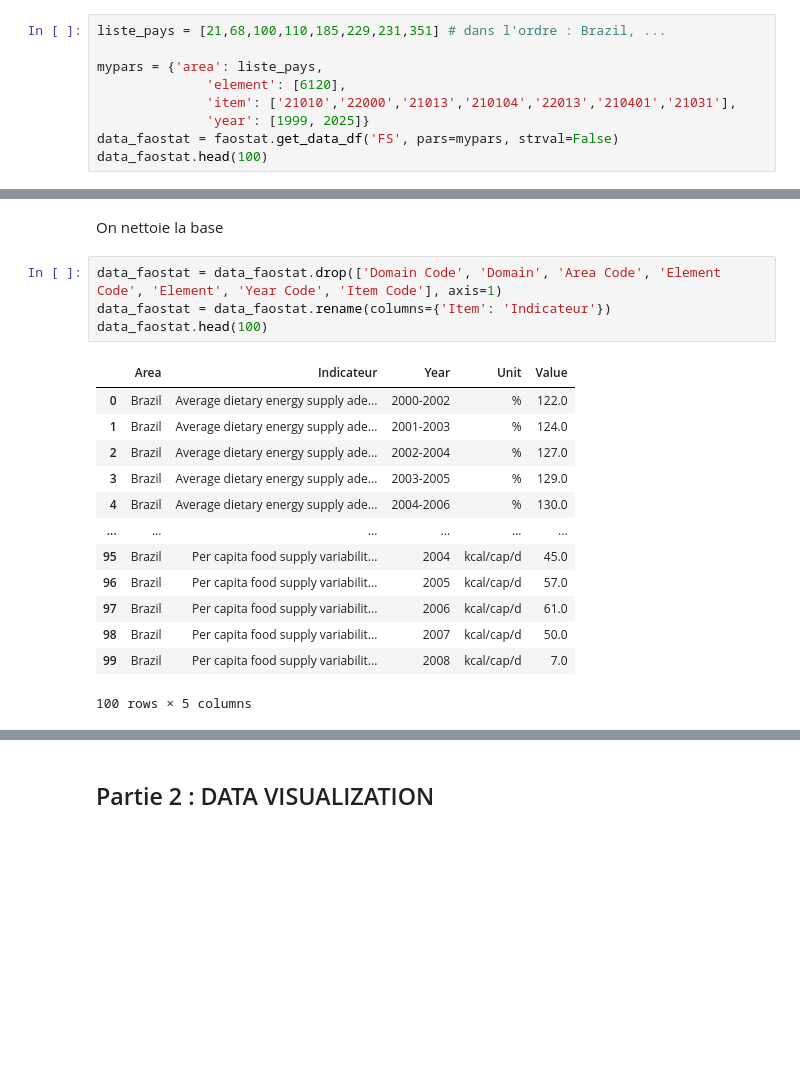
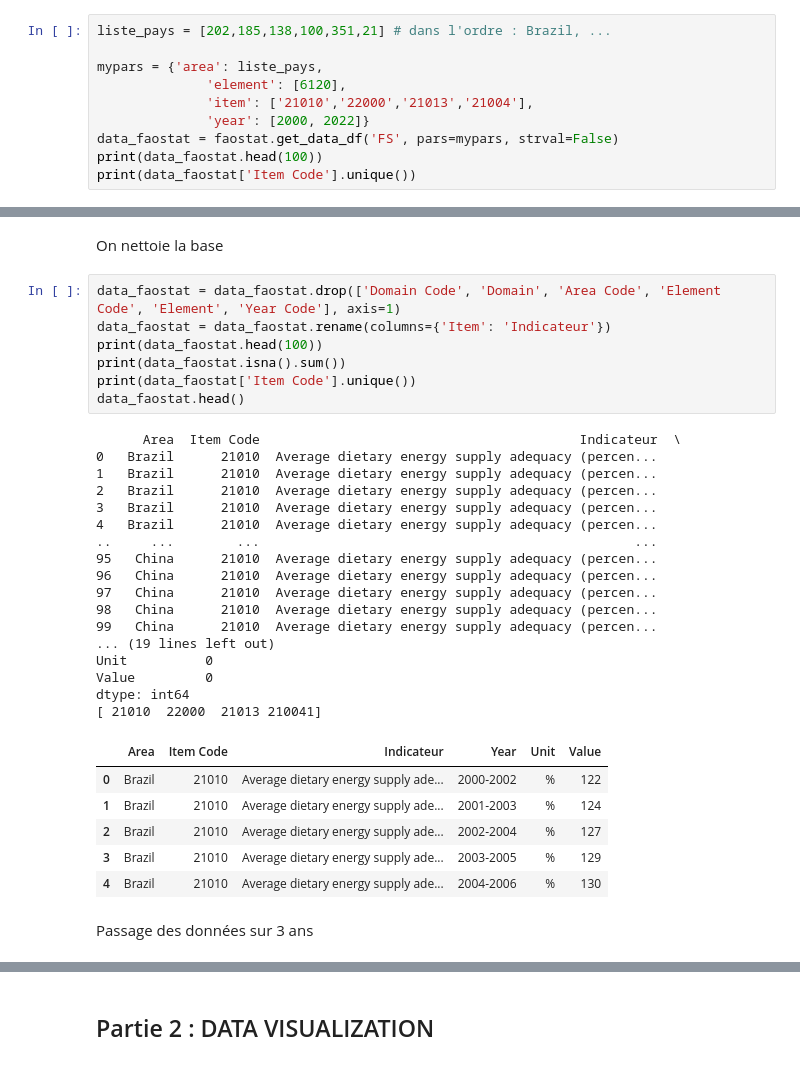
Before and after one commit to yczk9/projet_py4ds_Reis_Crapsky, a Jupyter notebook: Notebook_principal.ipynb, the cells around one changed output, grey strips where cells are left out. Saved outputs shown, nothing was run; the diff lists cells and outputs as text; blank space fills up the shorter version.

Commit message:
reprise import données + début dataviz

```diff
--- a/Notebook_principal.ipynb
+++ b/Notebook_principal.ipynb
@@ -186,12 +204,13 @@ On souhaite récupérer les indicateurs suivants : {
     21031: "variabilité des disponibilités alimentaires"
 }
 # %%
-liste_pays = [21,68,100,110,185,229,231,351] # dans l'ordre : Brazil, ...
+liste_pays = [202,185,138,100,351,21] # dans l'ordre : Brazil, ...
 
 mypars = {'area': liste_pays,
               'element': [6120],
-              'item': ['21010','22000','21013','210104','22013','210401','21031'],
-              'year': [1999, 2025]}
+              'item': ['21010','22000','21013','21004'],
+              'year': [2000, 2022]}
 data_faostat = faostat.get_data_df('FS', pars=mypars, strval=False)
-data_faostat.head(100)
+print(data_faostat.head(100))
+print(data_faostat['Item Code'].unique())
 # %% [output]
@@ -211,20 +234,35 @@ data_faostat.head(100)
 # %% [markdown]
 On nettoie la base
 # %%
-data_faostat = data_faostat.drop(['Domain Code', 'Domain', 'Area Code', 'Element Code', 'Element', 'Year Code', 'Item Code'], axis=1)
+data_faostat = data_faostat.drop(['Domain Code', 'Domain', 'Area Code', 'Element Code', 'Element', 'Year Code'], axis=1)
 data_faostat = data_faostat.rename(columns={'Item': 'Indicateur'})
-data_faostat.head(100)
+print(data_faostat.head(100))
+print(data_faostat.isna().sum())
+print(data_faostat['Item Code'].unique())
+data_faostat.head()
 # %% [output]
+      Area  Item Code                                         Indicateur  \
+0   Brazil      21010  Average dietary energy supply adequacy (percen...
+1   Brazil      21010  Average dietary energy supply adequacy (percen...
+2   Brazil      21010  Average dietary energy supply adequacy (percen...
+3   Brazil      21010  Average dietary energy supply adequacy (percen...
+4   Brazil      21010  Average dietary energy supply adequacy (percen...
+..     ...        ...                                                ...
+95   China      21010  Average dietary energy supply adequacy (percen...
+96   China      21010  Average dietary energy supply adequacy (percen...
+97   China      21010  Average dietary energy supply adequacy (percen...
+98   China      21010  Average dietary energy supply adequacy (percen...
+99   China      21010  Average dietary energy supply adequacy (percen...
+... (19 lines left out)
+Unit          0
+Value         0
+dtype: int64
+[ 21010  22000  21013 210041]
-|  | Area | Indicateur | Year | Unit | Value |
-| 0 | Brazil | Average dietary energy supply ade... | 2000-2002 | % | 122.0 |
-| 1 | Brazil | Average dietary energy supply ade... | 2001-2003 | % | 124.0 |
-| 2 | Brazil | Average dietary energy supply ade... | 2002-2004 | % | 127.0 |
-| 3 | Brazil | Average dietary energy supply ade... | 2003-2005 | % | 129.0 |
-| 4 | Brazil | Average dietary energy supply ade... | 2004-2006 | % | 130.0 |
-| ... | ... | ... | ... | ... | ... |
-| 95 | Brazil | Per capita food supply variabilit... | 2004 | kcal/cap/d | 45.0 |
-| 96 | Brazil | Per capita food supply variabilit... | 2005 | kcal/cap/d | 57.0 |
-| 97 | Brazil | Per capita food supply variabilit... | 2006 | kcal/cap/d | 61.0 |
-| 98 | Brazil | Per capita food supply variabilit... | 2007 | kcal/cap/d | 50.0 |
-| 99 | Brazil | Per capita food supply variabilit... | 2008 | kcal/cap/d | 7.0 |
+|  | Area | Item Code | Indicateur | Year | Unit | Value |
+| 0 | Brazil | 21010 | Average dietary energy supply ade... | 2000-2002 | % | 122 |
+| 1 | Brazil | 21010 | Average dietary energy supply ade... | 2001-2003 | % | 124 |
+| 2 | Brazil | 21010 | Average dietary energy supply ade... | 2002-2004 | % | 127 |
+| 3 | Brazil | 21010 | Average dietary energy supply ade... | 2003-2005 | % | 129 |
+| 4 | Brazil | 21010 | Average dietary energy supply ade... | 2004-2006 | % | 130 |
-100 rows × 5 columns
+# %% [markdown]
+Passage des données sur 3 ans
```
Also changed, not shown: parts of 19 cells of this notebook.
